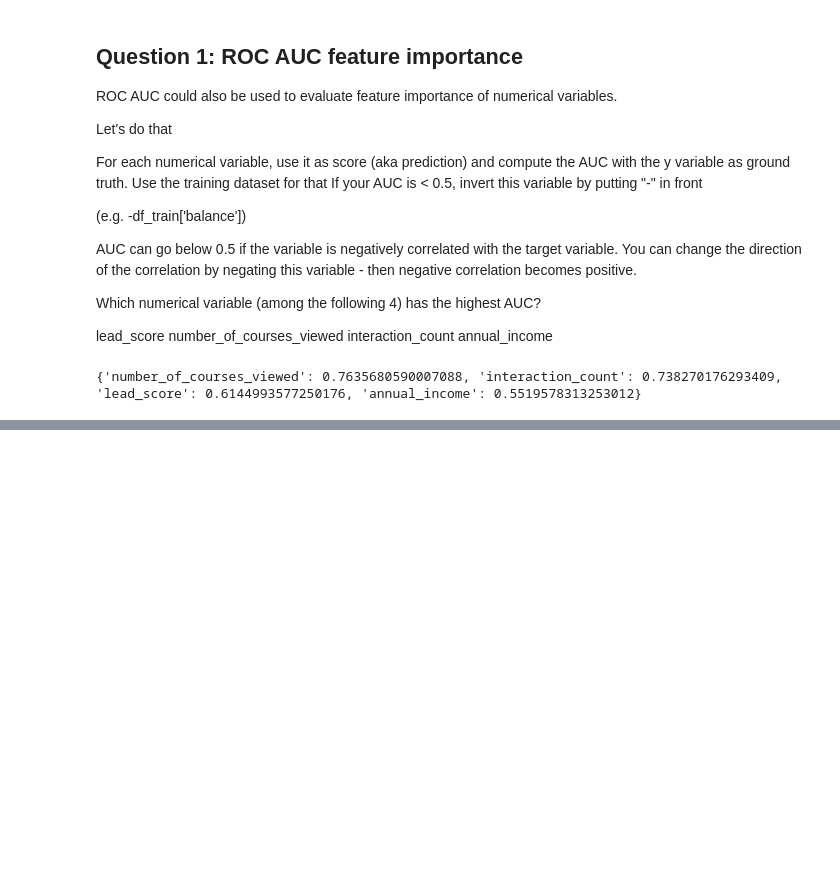
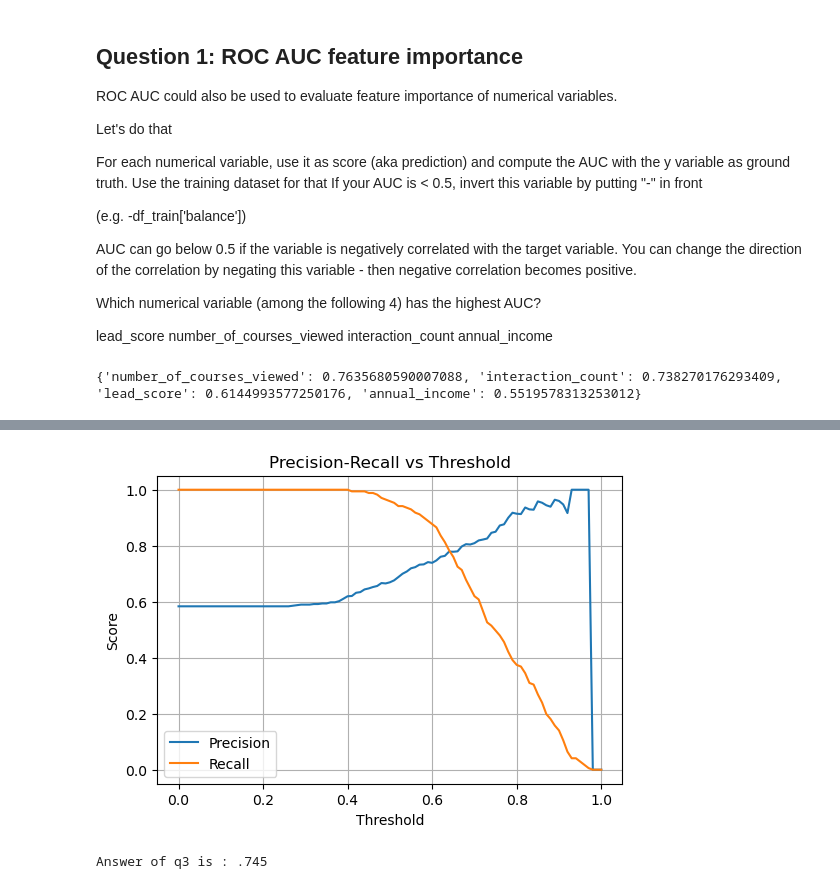
Before and after one commit to ayushsingh991399/Machine_learning_Bootcamp_2025, a Jupyter notebook: Homework_4.ipynb, the cells around one changed output, grey strips where cells are left out. Saved outputs shown, nothing was run; the diff lists cells and outputs as text; code cells hidden in the pictures; blank space fills up the shorter version.

```diff
--- a/Homework_4.ipynb
+++ b/Homework_4.ipynb
@@ -131,0 +160,2 @@ print(f'Answer of q1 is : {}')
+# %%
+X_val = dv.fit_transform(val_dicts)
@@ -131,0 +178,2 @@ print(f'Answer of q1 is : {}')
+# %%
+model.fit(X_train, y_train)
@@ -131,0 +182,4 @@ print(f'Answer of q1 is : {}')
+# %%
+y_pred = model.predict_proba(X_val)[:, 1]
+auc = roc_auc_score(y_val, y_pred)
+print(round(auc, 3))
@@ -131,0 +203,27 @@ print(f'Answer of q1 is : {}')
+# %%
+thresholds = np.arange(0.0, 1.01, 0.01)
+precisions = []
+recalls = []
+y_pred_val = model.predict_proba(X_val)[:, 1]
+
+
+for t in thresholds:
+    y_pred = (y_pred_val >= t)
+    precisions.append(precision_score(y_val, y_pred, zero_division=0))
+    recalls.append(recall_score(y_val, y_pred))
+# %%
+plt.figure(figsize=(6,4))
+plt.plot(thresholds, precisions, label='Precision')
+plt.plot(thresholds, recalls, label='Recall')
+plt.xlabel('Threshold')
+plt.ylabel('Score')
+plt.title('Precision-Recall vs Threshold')
+plt.legend()
+plt.grid(True)
+plt.show()
+# %% [output]
+[figure, added]
+# %%
+print('Answer of q3 is : .745')
+# %% [output]
+Answer of q3 is : .745
```
Also changed, not shown: parts of 27 cells of this notebook.
